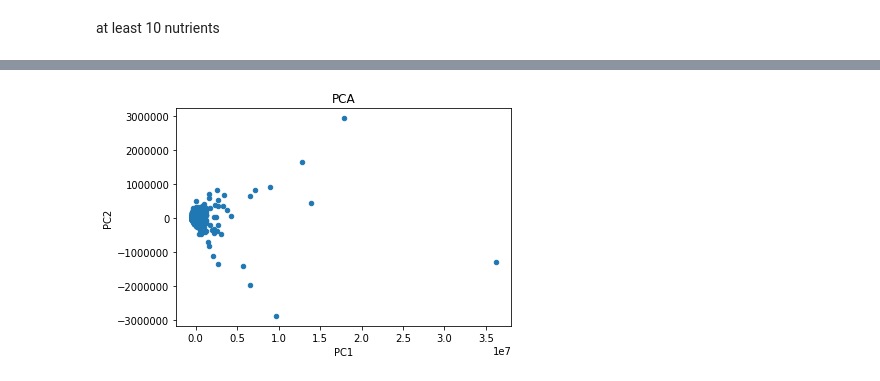
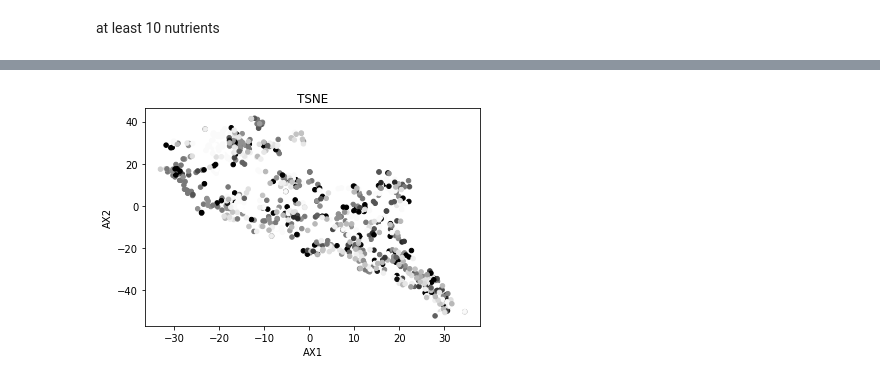
Before and after one commit to g-simmons/infovisfinal, a Jupyter notebook: ipynb/preprocessing.ipynb, the cells around one changed output, grey strips where cells are left out. Saved outputs shown, nothing was run; the diff lists cells and outputs as text; code cells hidden in the pictures.

Commit message:
add TSNE

```diff
--- a/ipynb/preprocessing.ipynb
+++ b/ipynb/preprocessing.ipynb
@@ -53,0 +60,4 @@ data = data.merge(pca_results,on='food_id')
+# %%
+# foods_final = foods.rename(columns={'id':'food_id'}).merge(data,on='food_id',how='inner')
+foods_final['food_group'] = pd.Categorical(foods_final['food_group'])
+foods_final['food_group_cat']= foods_final.food_group.cat.codes
@@ -54,9 +66,9 @@ data = data.merge(pca_results,on='food_id')
 # %%
 f, axes = plt.subplots(1, 1)
-data.plot.scatter('PC1','PC2',ax=axes)
-axes.set_xlabel('PC1')
-axes.set_ylabel('PC2')
-axes.set_title('PCA')
+foods_final.plot.scatter('ax1','ax2',c=foods_final['food_group_cat'],ax=axes)
+axes.set_xlabel('AX1')
+axes.set_ylabel('AX2')
+axes.set_title('TSNE')
 plt.show()
 # %% [output]
-[figure, old version]
+[figure, new version]
```
Also changed, not shown: parts of 10 cells of this notebook, 1 other file.
